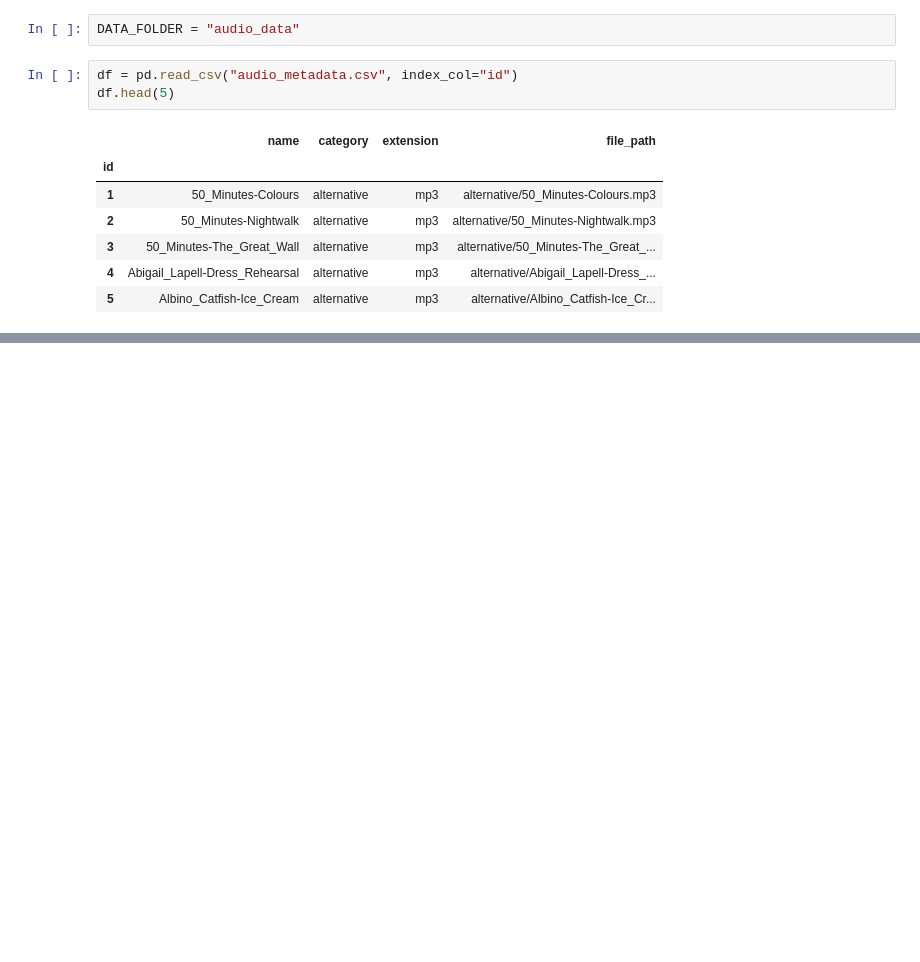
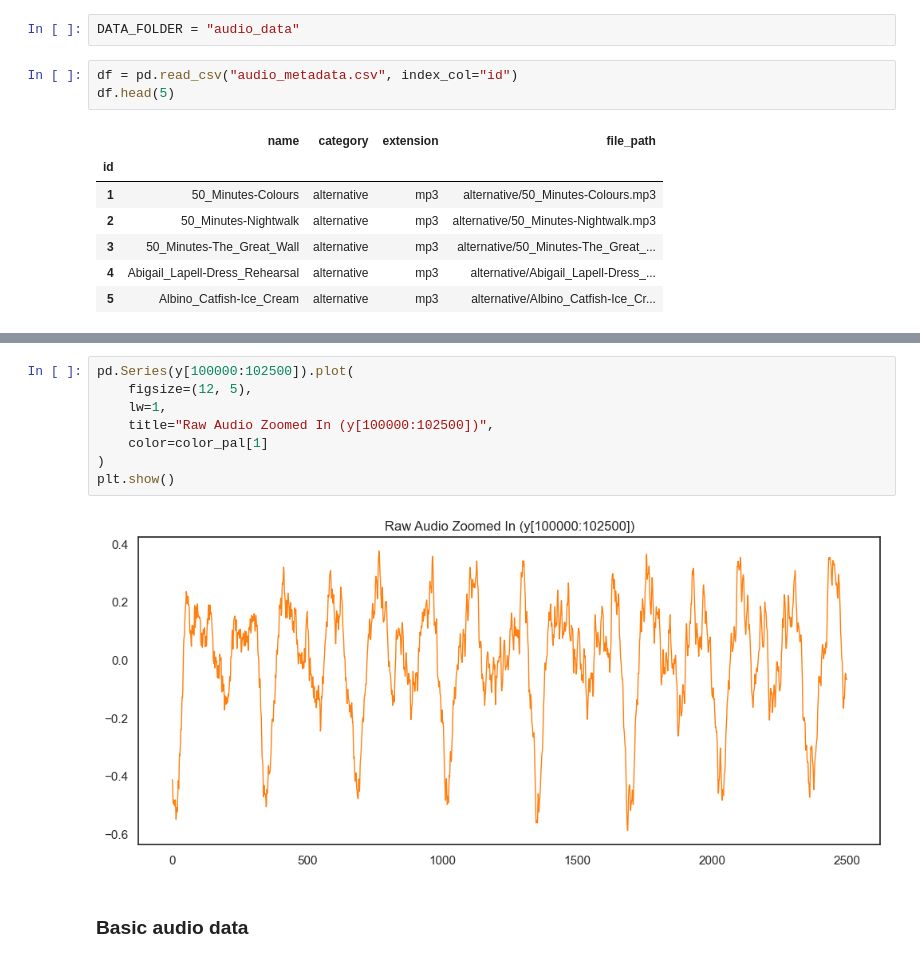
Before and after one commit to C7A7A/audio-analysis-postgres, a Jupyter notebook: analyse-audio.ipynb, the cells around one changed output, grey strips where cells are left out. Saved outputs shown, nothing was run; the diff lists cells and outputs as text; blank space fills up the shorter version.

```diff
--- a/analyse-audio.ipynb
+++ b/analyse-audio.ipynb
@@ -30,0 +85,12 @@ display_audio(audio)
+# %%
+pd.Series(y[100000:102500]).plot(
+    figsize=(12, 5),
+    lw=1,
+    title="Raw Audio Zoomed In (y[100000:102500])",
+    color=color_pal[1]
+)
+plt.show()
+# %% [output]
+[figure, added]
+# %% [markdown]
+### Basic audio data
```
Also changed, not shown: parts of 39 cells of this notebook, 1 other file.
